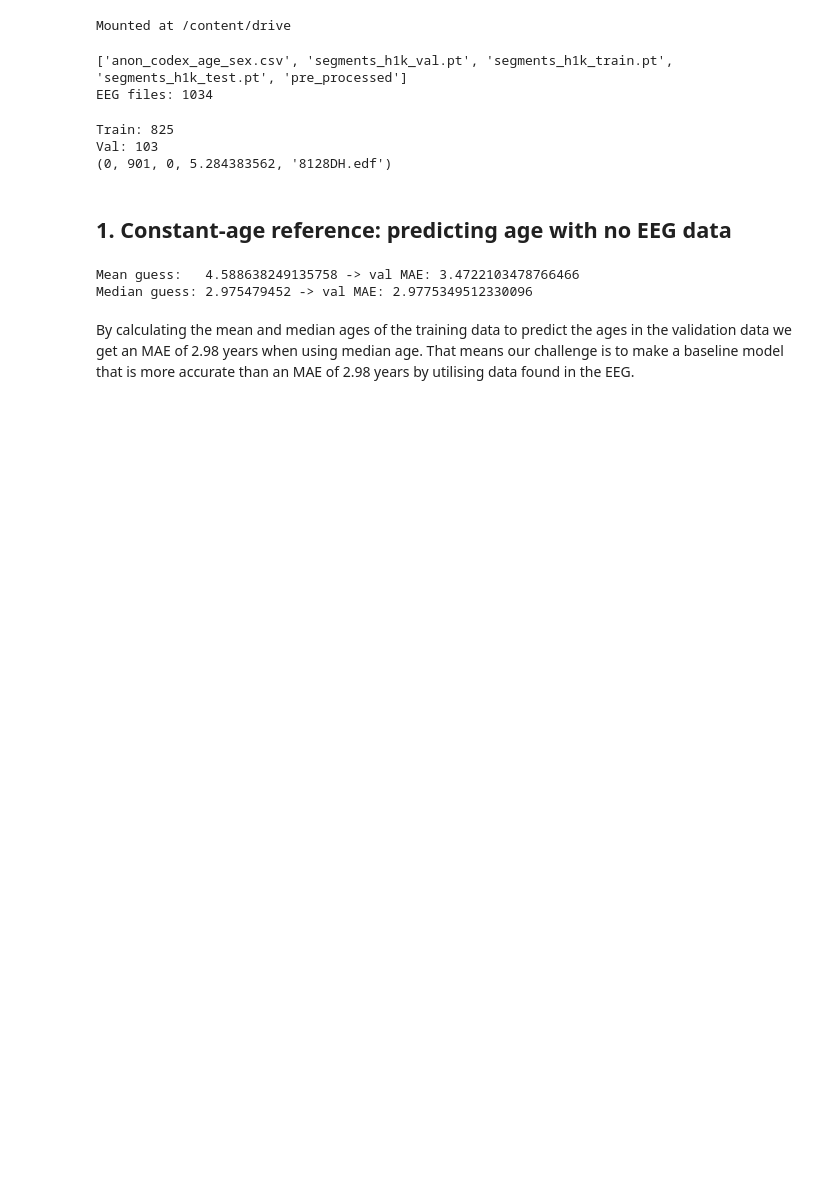
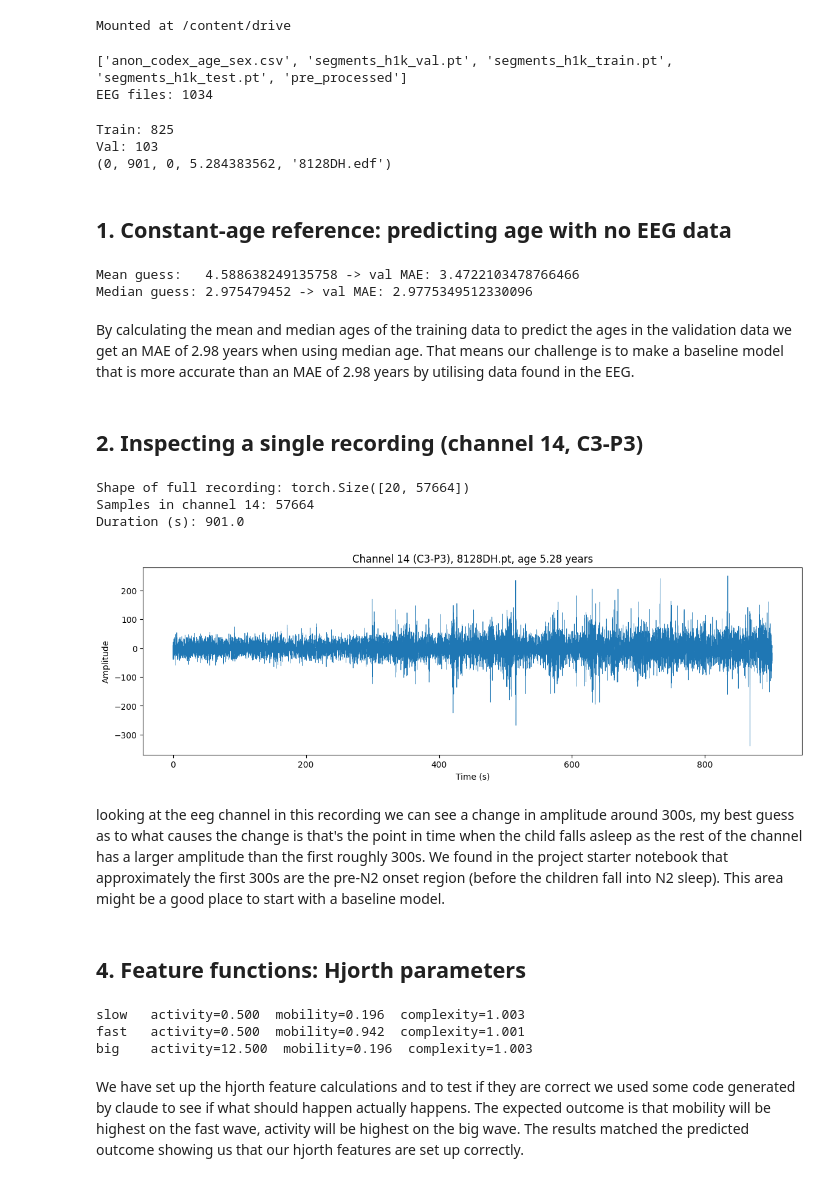
Before and after one commit to hilduAgl/brain-age-eeg, a Jupyter notebook: notebooks/baseline.ipynb, the cells around one changed output. Drawn from its saved outputs; the diff is of its cells as text; code cells hidden in the pictures; blank space fills up the shorter version.

Commit message:
Created using Colab, Inspect single recording and add Hjorth features

```diff
--- a/notebooks/baseline.ipynb
+++ b/notebooks/baseline.ipynb
@@ -79,3 +79,33 @@ Median guess: 2.975479452 -> val MAE: 2.9775349512330096
 # %% [markdown]
 
 By calculating the mean and median ages of the training data to predict the ages in the validation data we get an MAE of 2.98 years when using median age. That means our challenge is to make a baseline model that is more accurate than an MAE of 2.98 years by utilising data found in the EEG.
+# %% [markdown]
+## 2. Inspecting a single recording (channel 14, C3-P3)
+# %%
+filename = train_data[0][4].replace(".edf",".pt")
+path = os.path.join(EEG_DIR, filename)
+
+eeg = torch.load(path).float()
+signal = eeg[CHANNEL].numpy()
+
+print("Shape of full recording:", eeg.shape)
+print("Samples in channel 14:", len(signal))
+print("Duration (s):", len(signal) / RESAMPLING_RATE)
+
+time = np.arange(len(signal)) / RESAMPLING_RATE
+
+plt.figure(figsize=(14, 4))
+plt.plot(time, signal, linewidth=0.5)
+plt.xlabel("Time (s)")
+plt.ylabel("Amplitude")
+plt.title(f"Channel 14 (C3-P3), {filename}, age {train_data[0][3]:.2f} years")
+plt.show()
+# %% [output]
+Shape of full recording: torch.Size([20, 57664])
+Samples in channel 14: 57664
+Duration (s): 901.0
+[figure, added]
+# %% [markdown]
+looking at the eeg channel in this recording we can see a change in amplitude around 300s, my best guess as to what causes the change is that's the point in time when the child falls asleep as the rest of the channel has a larger amplitude than the first roughly 300s. We found in the project starter notebook that approximately the first 300s are the pre-N2 onset region (before the children fall into N2 sleep). This area might be a good place to start with a baseline model.
+# %% [markdown]
+## 4. Feature functions: Hjorth parameters
@@ -81,0 +122,15 @@ By calculating the mean and median ages of the training data to predict the ages
+# %%
+t = np.arange(0, 10, 1/RESAMPLING_RATE)   # 10 seconds of time at 64 Hz
+slow = np.sin(2 * np.pi * 2 * t)          # 2 Hz sine
+fast = np.sin(2 * np.pi * 10 * t)         # 10 Hz sine
+big  = 5 * np.sin(2 * np.pi * 2 * t)      # 2 Hz sine, 5x bigger
+
+for name, sig in [("slow", slow), ("fast", fast), ("big", big)]:
+    a, m, c = hjorth(sig)
+    print(f"{name:5s}  activity={a:.3f}  mobility={m:.3f}  complexity={c:.3f}")
+# %% [output]
+slow   activity=0.500  mobility=0.196  complexity=1.003
+fast   activity=0.500  mobility=0.942  complexity=1.001
+big    activity=12.500  mobility=0.196  complexity=1.003
+# %% [markdown]
+We have set up the hjorth feature calculations and to test if they are correct we used some code generated by claude to see if what should happen actually happens. The expected outcome is that mobility will be highest on the fast wave, activity will be highest on the big wave. The results matched the predicted outcome showing us that our hjorth features are set up correctly.
```
Also changed, not shown: parts of 2 cells of this notebook.
